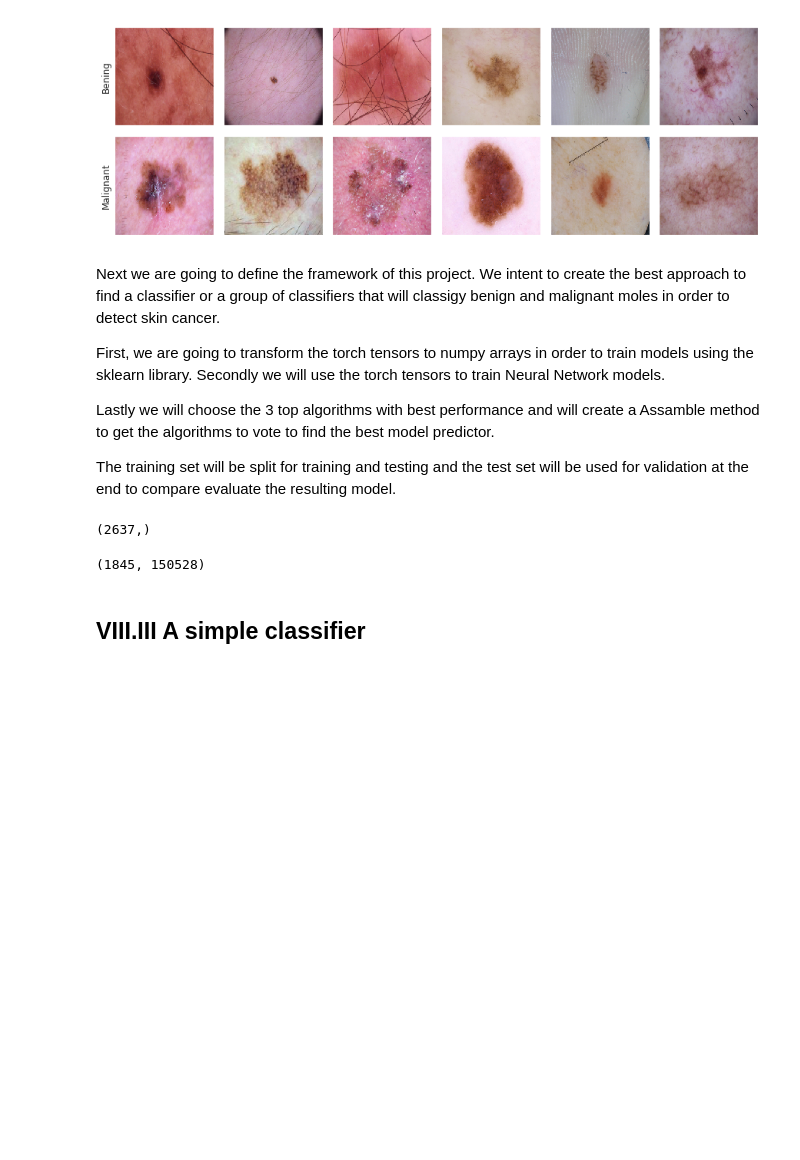
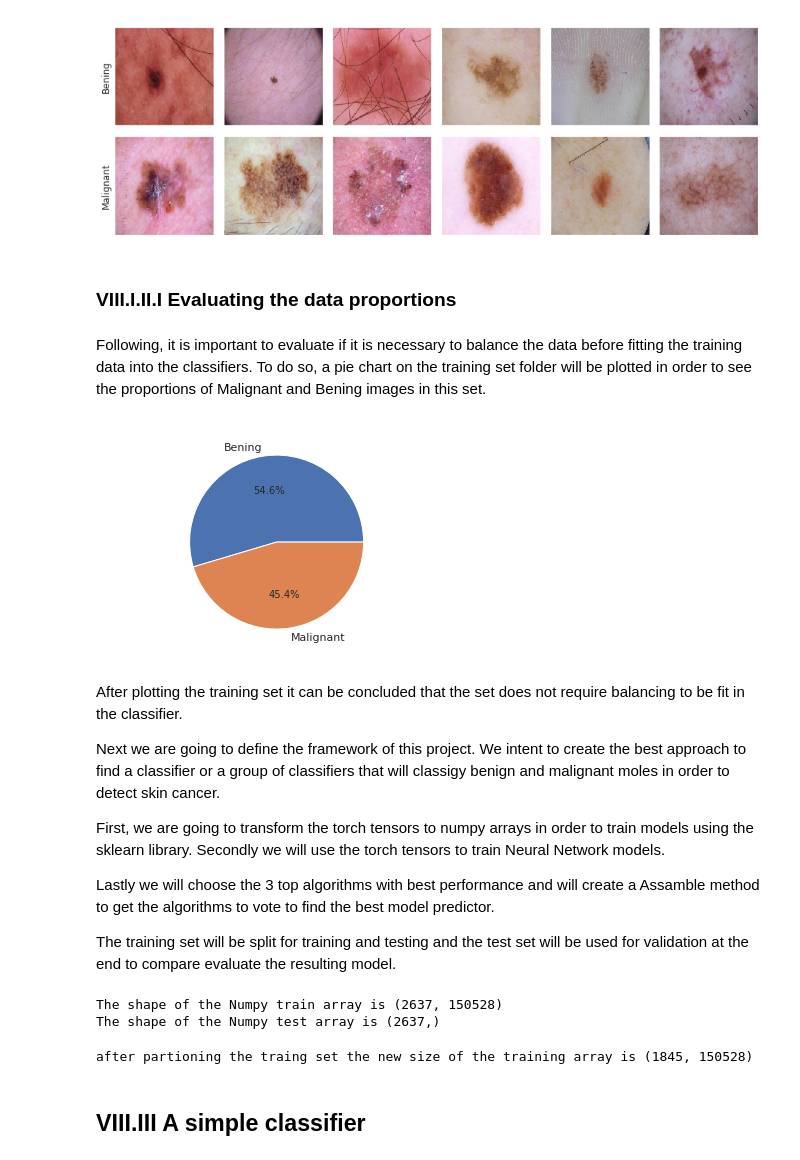
Before and after one commit to carloscarvajal1cc/Skin-cancer-detection-with-PCA-and-Deep-Learning, a Jupyter notebook: Assigment2_MachineLearning.ipynb, the cells around one changed output. Cells and saved outputs as stored; diff of their text form; code cells hidden in the pictures; blank space fills up the shorter version.

```diff
--- a/Assigment2_MachineLearning.ipynb
+++ b/Assigment2_MachineLearning.ipynb
@@ -312,7 +308,7 @@ np.random.shuffle(shuffled)
 X_test = X_test[shuffled]
 y_test = y_test[shuffled]
 # %%
-target_names= np.empty(2, dtype = str)
+target_names= np.empty(2, dtype = '<U9')
 
 
 
@@ -338,7 +334,22 @@ ax[0, 0].set_ylabel('Bening')
 ax[1, 0].set_ylabel('Malignant');
 # %% [output]
 [figure]
+# %% [markdown]
+### VIII.I.II.I Evaluating the data proportions
+# %% [markdown]
+Following, it is important to evaluate if it is necessary to balance the data before fitting the training data into the classifiers. To do so, a pie chart on the training set folder will be plotted in order to see the proportions of Malignant and Bening images in this set.
+# %%
+pie_chart_values = [XBening.shape[0], XMalignant.shape[0]]
+
+
+plt.axis('equal')
+plt.pie(pie_chart_values, labels = target_names, autopct= '%0.1f%%')
+plt.show()
+# %% [output]
+[figure, added]
 # %% [markdown]
+After plotting the training set it can be concluded that the set does not require balancing to be fit in the classifier.
+
 Next we are going to define the framework of this project. We intent to create the best approach to find a classifier or a group of classifiers that will classigy benign and malignant moles in order to detect skin cancer.
 
 First, we are going to transform the torch tensors to numpy arrays in order to train models using the sklearn library. Secondly we will use the torch tensors to train Neural Network models.
@@ -350,12 +361,13 @@ The training set will be split for training and testing and the test set will be
 #Let's transform the tensor to a numpy array in order to work with the sklearn library
 
 X_train = images.numpy().reshape([images.shape[0],-1])
-X_train.shape
+print('The shape of the Numpy train array is {}'.format(X_train.shape))
 
 y_train = labels.numpy()
-y_train.shape
+print('The shape of the Numpy test array is {}'.format(y_train.shape))
 # %% [output]
-(2637,)
+The shape of the Numpy train array is (2637, 150528)
+The shape of the Numpy test array is (2637,)
 # %%
 X = X_train
 y = y_train
@@ -365,10 +377,10 @@ y = y_train
 
 X_train, X_test, y_train, y_test = train_test_split(
     X, y, test_size=0.3, random_state=4)
-# %%
-X_train.shape
-# %% [output]
-(1845, 150528)
+# %%
+print('after partioning the traing set the new size of the training array is {}'.format(X_train.shape))
+# %% [output]
+after partioning the traing set the new size of the training array is (1845, 150528)
 # %%
 OriginalXset = np.copy(X_train)
 OriginalXtestset = np.copy(X_test)
```
Also changed, not shown: parts of 34 cells of this notebook.
